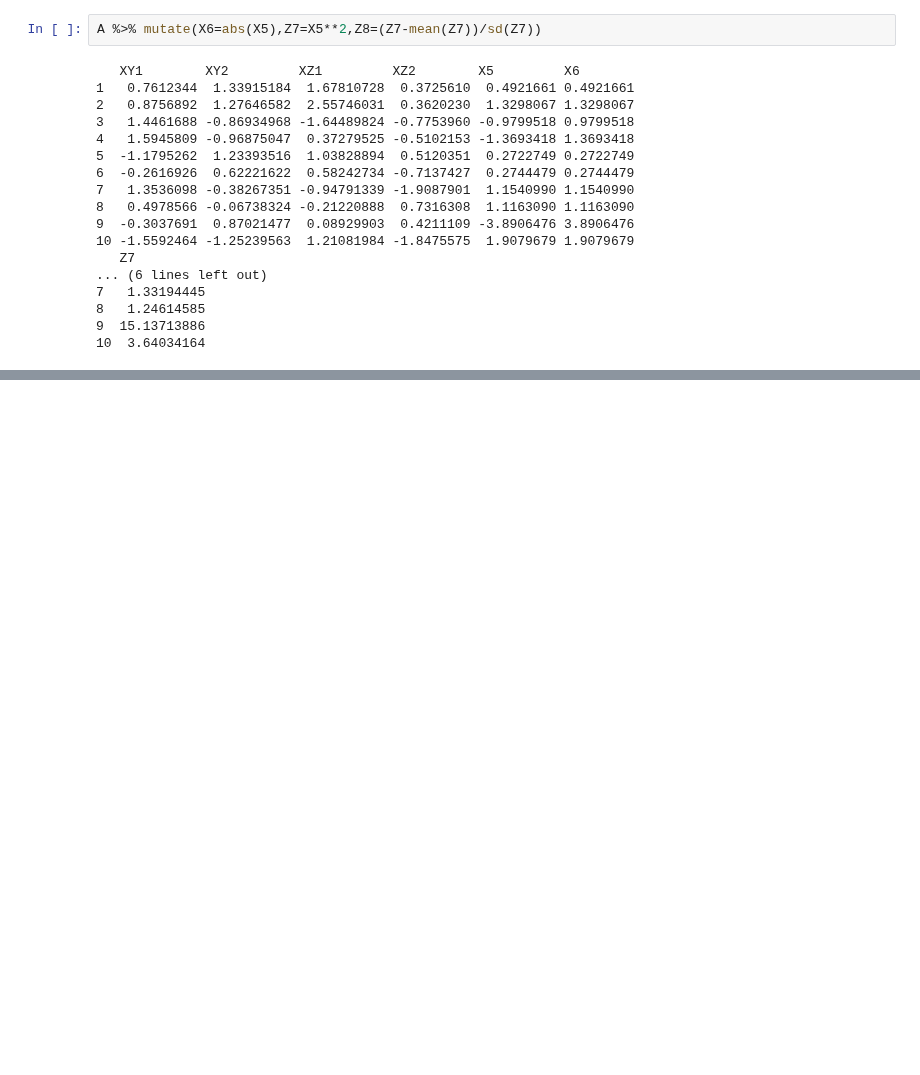
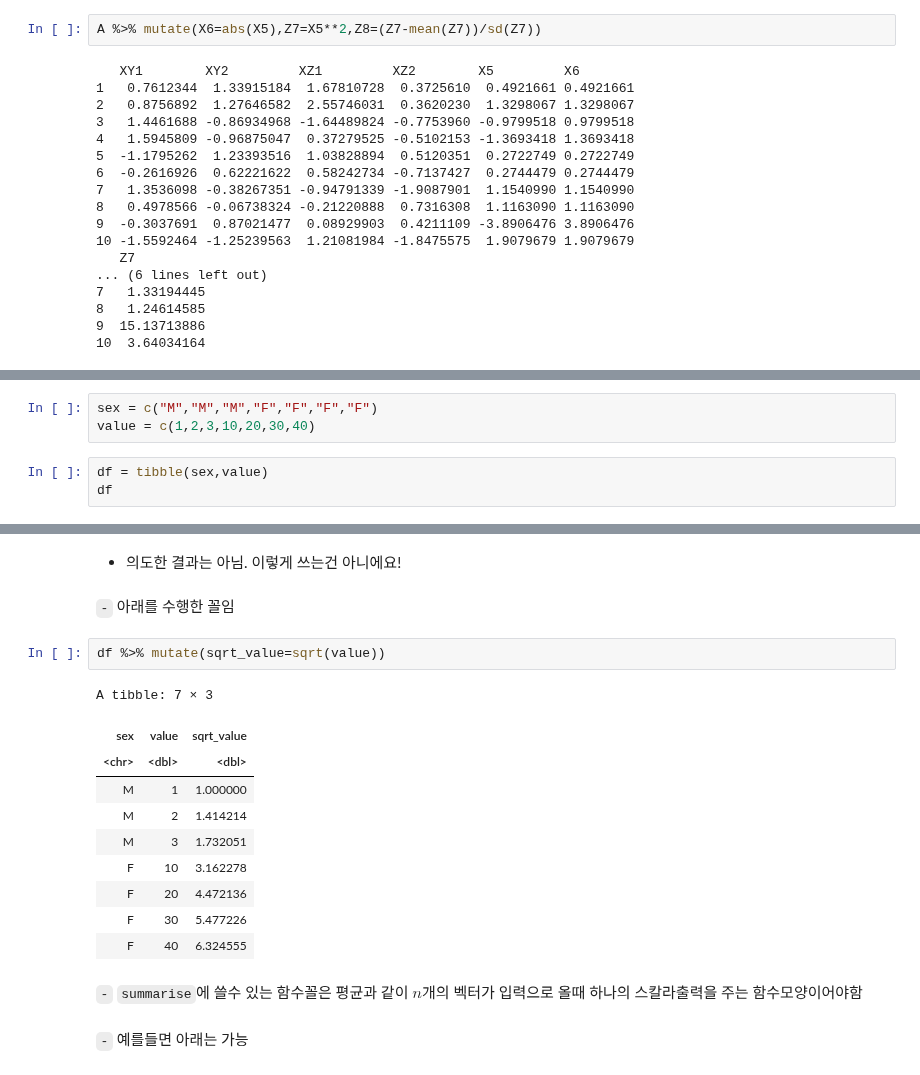
Before and after one commit to guebin/2021IR, a Jupyter notebook: _notebooks/2021-11-30-(12주차) 11월30일.ipynb, the cells around one changed output, grey strips where cells are left out. Drawn from its saved outputs; the diff is of its cells as text; blank space fills up the shorter version.

```diff
--- a/_notebooks/2021-11-30-(12주차) 11월30일.ipynb
+++ b/_notebooks/2021-11-30-(12주차) 11월30일.ipynb
@@ -533,0 +536,6 @@ A %>% mutate(X6=abs(X5),Z7=X5**2,Z8=(Z7-mean(Z7))/sd(Z7))
+# %%
+sex = c("M","M","M","F","F","F","F")
+value = c(1,2,3,10,20,30,40)
+# %%
+df = tibble(sex,value)
+df
@@ -533,0 +579,21 @@ A %>% mutate(X6=abs(X5),Z7=X5**2,Z8=(Z7-mean(Z7))/sd(Z7))
+# %% [markdown]
+- 의도한 결과는 아님. 이렇게 쓰는건 아니에요!
+# %% [markdown]
+`-` 아래를 수행한 꼴임
+# %%
+df %>% mutate(sqrt_value=sqrt(value))
+# %% [output]
+A tibble: 7 × 3
+| sex | value | sqrt_value |
+| <chr> | <dbl> | <dbl> |
+| M | 1 | 1.000000 |
+| M | 2 | 1.414214 |
+| M | 3 | 1.732051 |
+| F | 10 | 3.162278 |
+| F | 20 | 4.472136 |
+| F | 30 | 5.477226 |
+| F | 40 | 6.324555 |
+# %% [markdown]
+`-` `summarise`에 쓸수 있는 함수꼴은 평균과 같이 $n$개의 벡터가 입력으로 올때 하나의 스칼라출력을 주는 함수모양이어야함
+# %% [markdown]
+`-` 예를들면 아래는 가능
```
Also changed, not shown: parts of 52 cells of this notebook, 1 other file.
